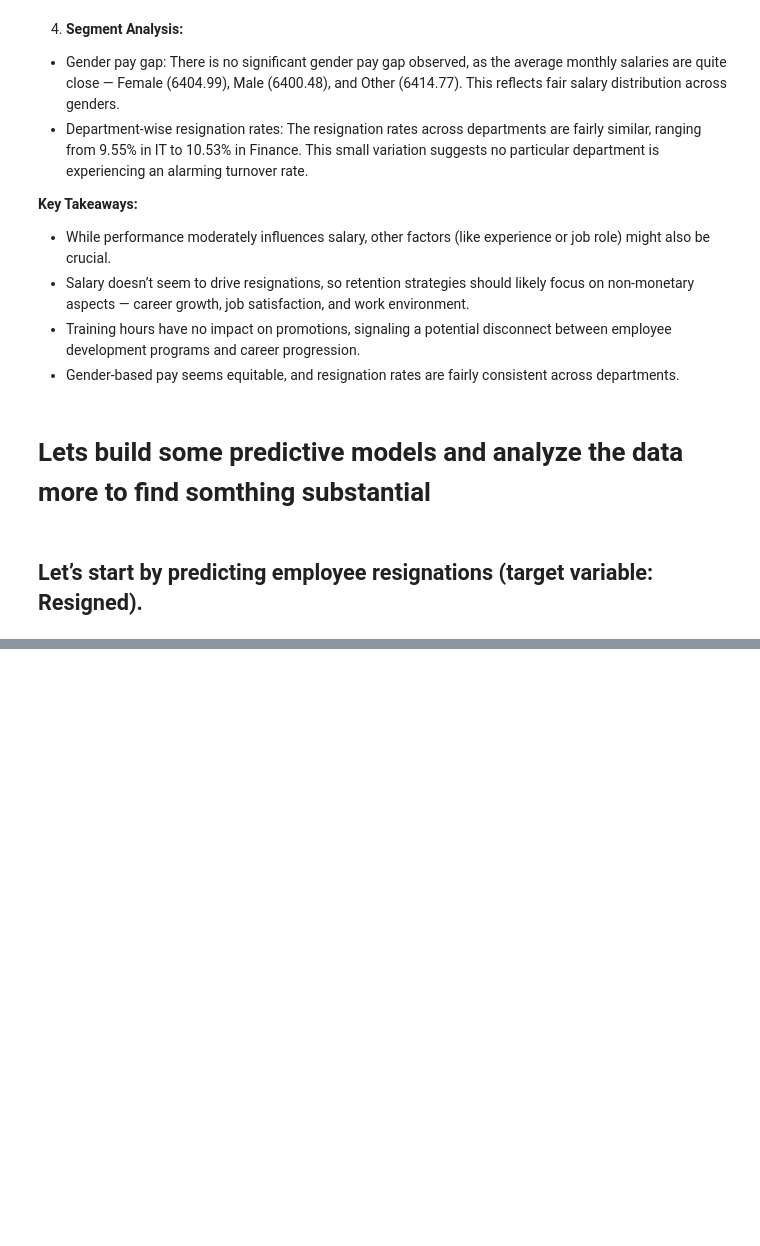
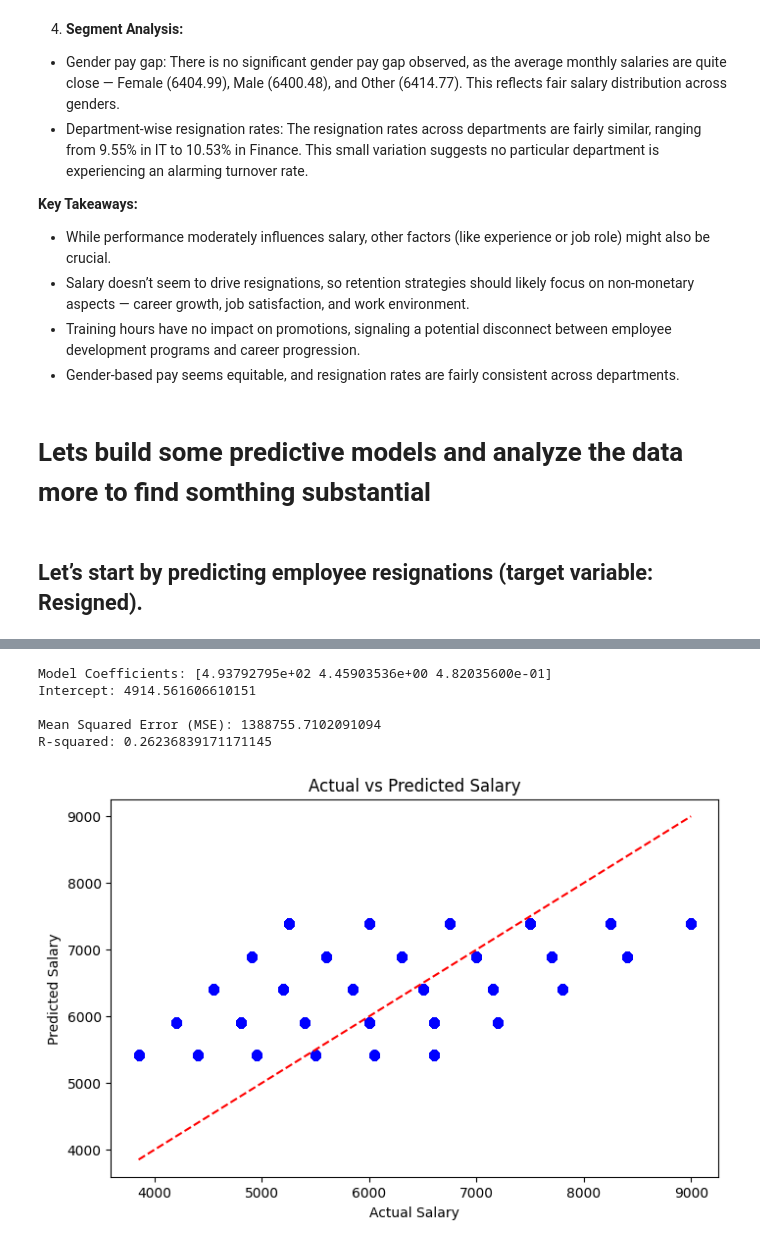
Before and after one commit to AyanNayyer/Industry4.0_project, a Jupyter notebook: final_analysis.ipynb, the cells around one changed output, grey strips where cells are left out. Saved outputs shown, nothing was run; the diff lists cells and outputs as text; code cells hidden in the pictures; blank space fills up the shorter version.

```diff
--- a/final_analysis.ipynb
+++ b/final_analysis.ipynb
@@ -426,0 +400,40 @@ AUC-ROC Score for Random Forest: 0.4962417839640143
+# %%
+from sklearn.linear_model import LinearRegression
+from sklearn.metrics import mean_squared_error, r2_score
+
+# Define features (X) and target (y)
+X = df[['Performance_Score', 'Promotions', 'Years_At_Company']]
+y = df['Monthly_Salary']
+
+# Train-test split
+X_train, X_test, y_train, y_test = train_test_split(X, y, test_size=0.3, random_state=42)
+
+# Linear Regression model
+reg_model = LinearRegression()
+reg_model.fit(X_train, y_train)
+
+# Predictions
+y_pred = reg_model.predict(X_test)
+
+# Model evaluation
+print("Model Coefficients:", reg_model.coef_)
+print("Intercept:", reg_model.intercept_)
+
+print("\nMean Squared Error (MSE):", mean_squared_error(y_test, y_pred))
+print("R-squared:", r2_score(y_test, y_pred))
+
+# Visualization of Predictions vs Actual
+plt.figure(figsize=(8, 5))
+plt.scatter(y_test, y_pred, color='blue')
+plt.plot([min(y_test), max(y_test)], [min(y_test), max(y_test)], color='red', linestyle='--')
+plt.title('Actual vs Predicted Salary')
+plt.xlabel('Actual Salary')
+plt.ylabel('Predicted Salary')
+plt.show()
+# %% [output]
+Model Coefficients: [4.93792795e+02 4.45903536e+00 4.82035600e-01]
+Intercept: 4914.561606610151
+
+Mean Squared Error (MSE): 1388755.7102091094
+R-squared: 0.26236839171171145
+[figure, added]
```
Also changed, not shown: parts of 12 cells of this notebook.
